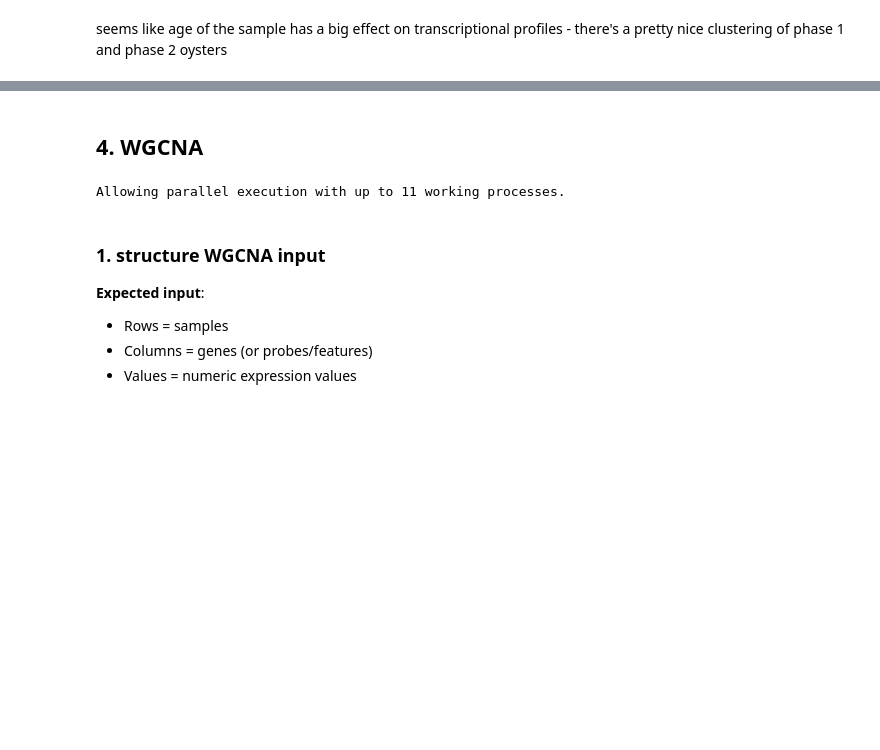
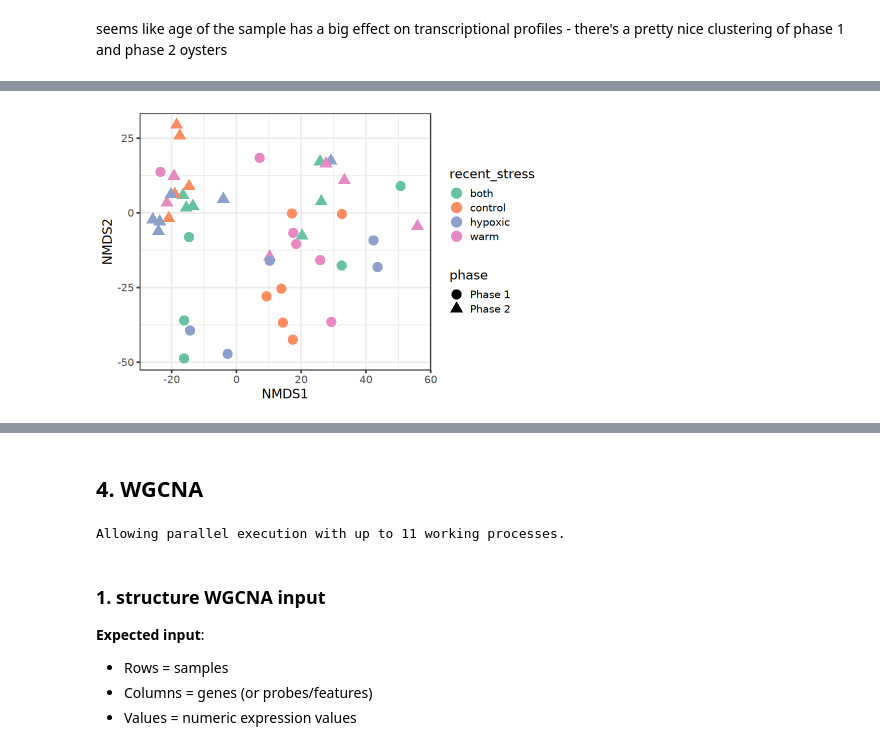
Before and after one commit to jgmcdonough/CE24_RNA-seq, a Jupyter notebook: analysis/diff_expression/compare_phases/deseq_wgcna_ALL.ipynb, the cells around one changed output, grey strips where cells are left out. Drawn from its saved outputs; the diff is of its cells as text; code cells hidden in the pictures; blank space fills up the shorter version.

```diff
--- a/analysis/diff_expression/compare_phases/deseq_wgcna_ALL.ipynb
+++ b/analysis/diff_expression/compare_phases/deseq_wgcna_ALL.ipynb
@@ -348,0 +364,16 @@ seems like age of the sample has a big effect on transcriptional profiles - ther
+# %%
+mds.stress <- mds.subset %>%
+# TREATMENT
+mutate(recent_stress = case_when(
+    is.na(Phase2_treatment) ~ Phase1_treatment,
+    TRUE ~ Phase2_treatment)) %>%
+# TEMPERATURE
+mutate(recent_temp = case_when(
+    is.na(Phase2_treatment) ~ Phase1_temp,
+    TRUE ~ Phase2_temp)) %>%
+# DISSOLVED OXYGEN
+mutate(recent_DO = case_when(
+    is.na(Phase2_treatment) ~ Phase1_DO,
+    TRUE ~ Phase2_DO))
+
+head(mds.stress)
@@ -348,0 +390,10 @@ seems like age of the sample has a big effect on transcriptional profiles - ther
+# %%
+ggplot(mds.stress, aes(X1, X2, shape = phase, col = recent_stress)) +
+geom_point(size = 5) +
+#stat_ellipse() +
+scale_color_brewer(palette = 'Set2') +
+theme_bw(base_size = 15) +
+labs(x = 'NMDS1',
+     y = 'NMDS2')
+# %% [output]
+[figure, added]
```
Also changed, not shown: parts of 11 cells of this notebook, 1 other file.
